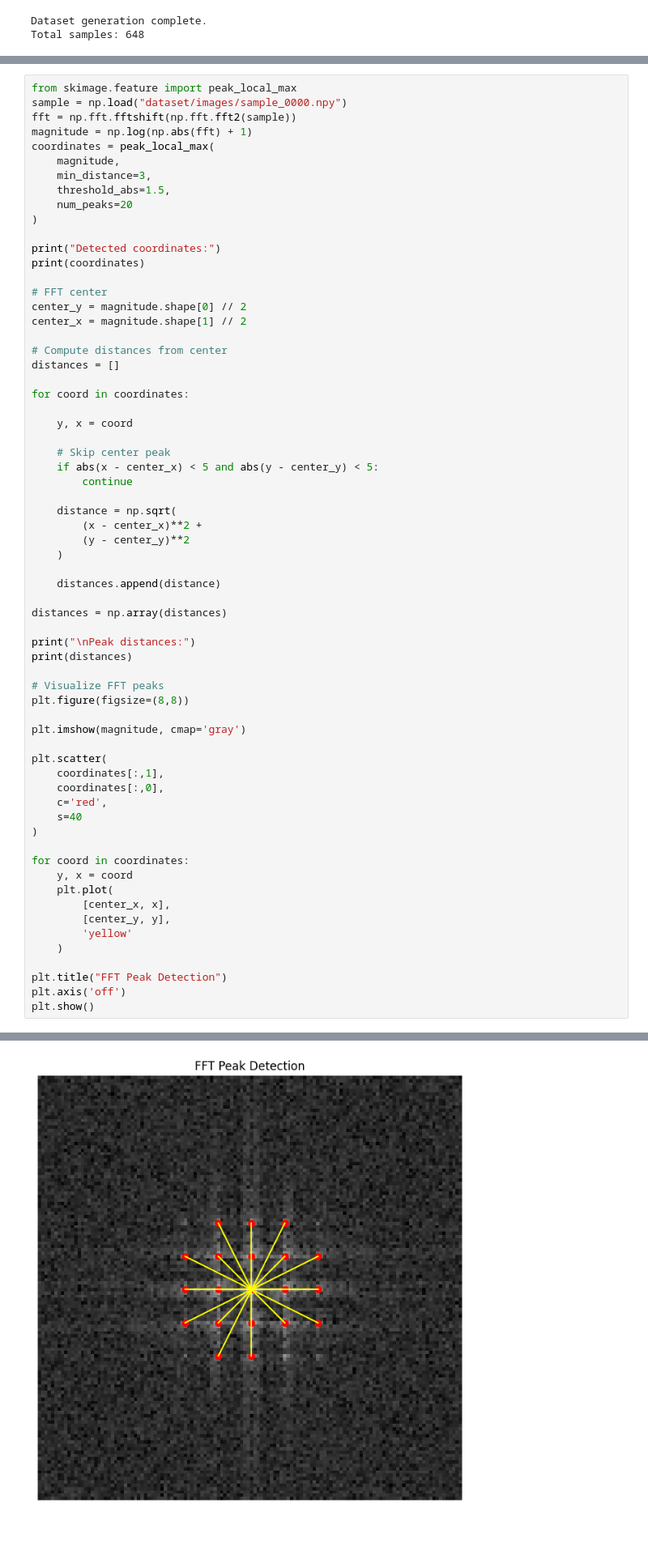
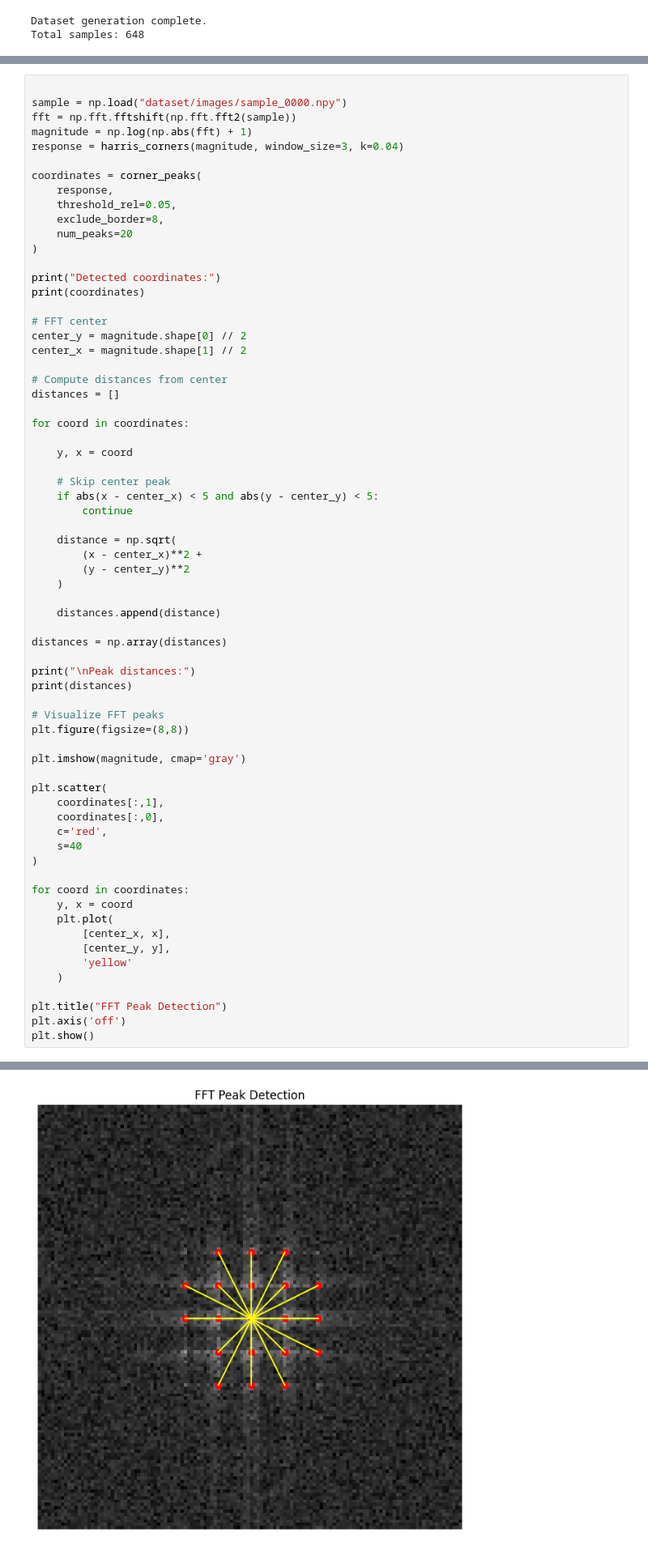
Before and after one commit to aarav06-bit/CS131_release, a Jupyter notebook: spring_2026/crystal_density_classification/crystal_density_calculation.ipynb, the cells around one changed output, grey strips where cells are left out. Shown at 81% size. Saved outputs shown, nothing was run; the diff lists cells and outputs as text.

```diff
--- a/spring_2026/crystal_density_classification/crystal_density_calculation.ipynb
+++ b/spring_2026/crystal_density_classification/crystal_density_calculation.ipynb
@@ -242,12 +272,14 @@ plt.show()
 # %%
-from skimage.feature import peak_local_max
+
 sample = np.load("dataset/images/sample_0000.npy")
 fft = np.fft.fftshift(np.fft.fft2(sample))
 magnitude = np.log(np.abs(fft) + 1)
-coordinates = peak_local_max(
-    magnitude,
-    min_distance=3,
-    threshold_abs=1.5,
+response = harris_corners(magnitude, window_size=3, k=0.04)
+
+coordinates = corner_peaks(
+    response,
+    threshold_rel=0.05,
+    exclude_border=8,
     num_peaks=20
 )
 
@@ -324,5 +356,5 @@ Detected coordinates:
  22.36067977]
-[figure, old version]
+[figure, new version]
 # %%
 
 mean_distance = np.mean(distances)
```
Also changed, not shown: parts of 10 cells of this notebook.
